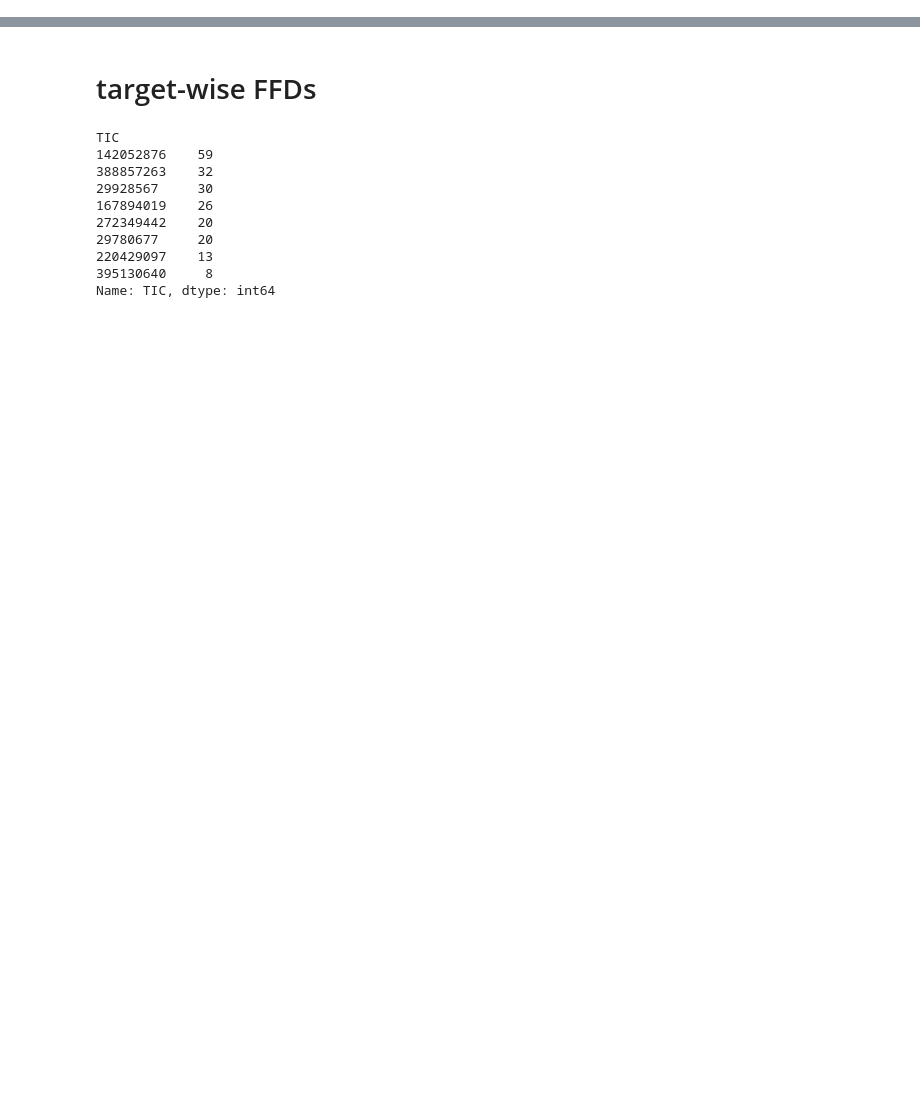
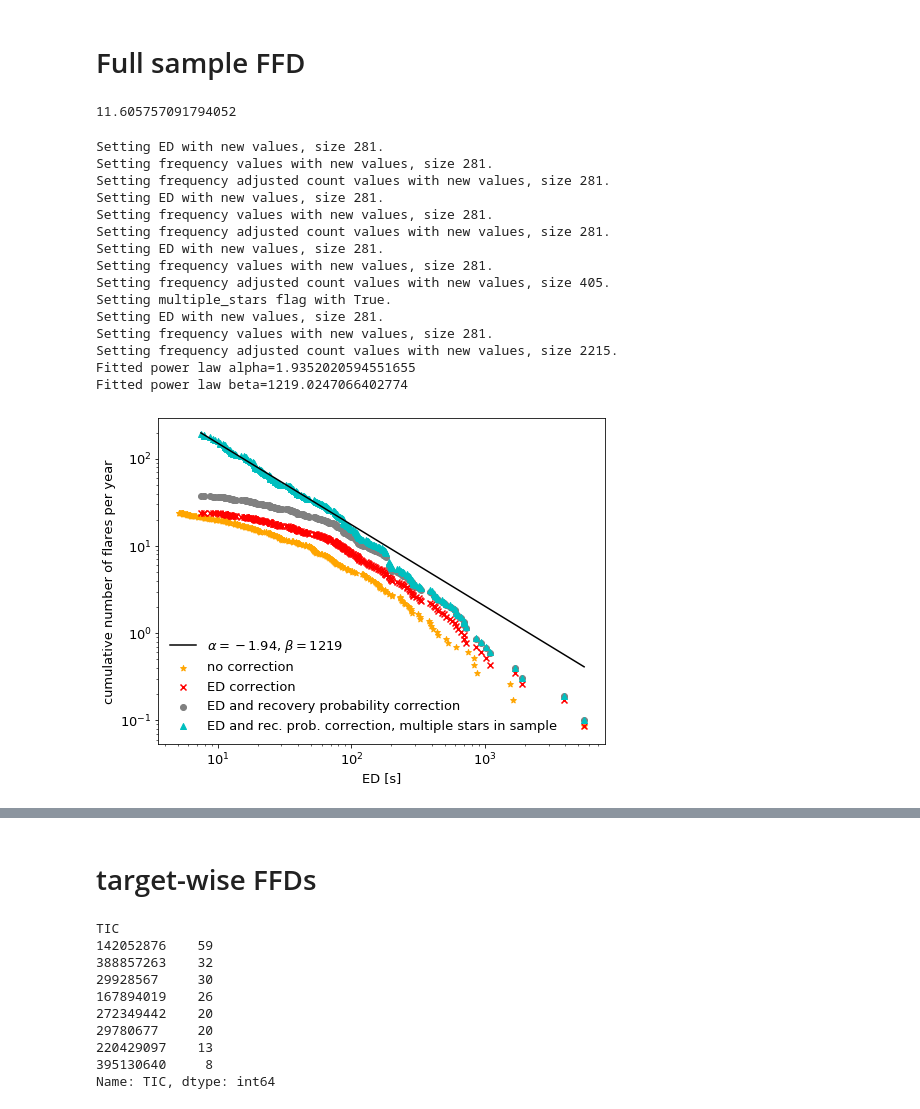
Before and after one commit to ekaterinailin/TESS_UCD_flares, a Jupyter notebook: notebook/NB5_post_analysis.ipynb, the cells around one changed output, grey strips where cells are left out. Drawn from its saved outputs; the diff is of its cells as text; code cells hidden in the pictures; blank space fills up the shorter version.

```diff
--- a/notebook/NB5_post_analysis.ipynb
+++ b/notebook/NB5_post_analysis.ipynb
@@ -5,9 +5,13 @@ import pandas as pd
 import matplotlib.pyplot as plt
 %matplotlib inline
 
-from funcs.ffd import FFD, _get_multistar_factors
+from altaipony.ffd import FFD
 
 import time
 tstamp = time.strftime("%d_%m_%Y_%H_%M", time.localtime())
+
+for att in ['axes.labelsize', 'axes.titlesize', 'legend.fontsize',
+            'legend.fontsize', 'xtick.labelsize', 'ytick.labelsize']:
+    plt.rcParams[att] = 13
 # %%
 df = pd.read_csv("../flare_tables/20200227_vetted_flares_lacking_some.csv",)
@@ -84,0 +84,70 @@ plt.hist(df.recovery_probability, bins=np.linspace(0,1,6), histtype="step");
+# %% [markdown]
+# Full sample FFD
+# %%
+tobs = obst.groupby("TIC").first().target_time_years.sum()
+tobs
+# %% [output]
+11.605757091794052
+# %%
+fig, ax =  plt.subplots(1, figsize=(8,6))
+ffd = FFD(f=df[df.ed_rec>5], tot_obs_time=tobs, ID="TIC")
+
+#---------- No correction ----------------
+ed, freq, counts = ffd.ed_and_freq(energy_correction=False,
+                            recovery_probability_correction=False,
+                             multiple_stars=False)
+ax.scatter(ed, freq, c="orange", marker="*", label="no correction")
+
+#---------- Only ED correction ----------------
+ed, freq, counts = ffd.ed_and_freq(energy_correction=True,
+                            recovery_probability_correction=False,
+                             multiple_stars=False)
+ax.scatter(ed, freq, c="r", marker="x", label="ED correction")
+
+#---------- Do both corrections ---------------
+ed, freq, counts = ffd.ed_and_freq(energy_correction=True,
+                            recovery_probability_correction=True,
+                             multiple_stars=False)
+
+ax.scatter(ed, freq, c="grey",label="ED and recovery probability correction")
+
+#---------- Do both corrections and multiple stars
+ed, freq, counts = ffd.ed_and_freq(energy_correction=True,
+                            recovery_probability_correction=True,
+                             multiple_stars=True)
+alpha, alpha_err = ffd.fit_powerlaw()
+print(f"Fitted power law alpha={ffd.alpha}")
+
+betas, beta, beta_err = ffd.fit_beta_to_powerlaw()
+print(f"Fitted power law beta={ffd.beta}")
+
+ispowerlaw = ffd.is_powerlaw()
+truncated = ffd.is_powerlaw_truncated()
+
+ax.scatter(ed, freq, marker="^", c="c", label="ED and rec. prob. correction, multiple stars in sample")
+a, x, y = ffd.plot_powerlaw(ax, c="k", label=fr"$\alpha=-${ffd.alpha:.2f}, $\beta=${int(np.rint(ffd.beta))}")
+
+plt.xscale("log")
+plt.yscale("log")
+plt.legend(frameon=False)
+plt.xlabel("ED [s]")
+plt.ylabel("cumulative number of flares per year")
+
+plt.savefig(f"../plots/{tstamp}_full_sample_ffd.png", dpi=300)
+# %% [output]
+Setting ED with new values, size 281.
+Setting frequency values with new values, size 281.
+Setting frequency adjusted count values with new values, size 281.
+Setting ED with new values, size 281.
+Setting frequency values with new values, size 281.
+Setting frequency adjusted count values with new values, size 281.
+Setting ED with new values, size 281.
+Setting frequency values with new values, size 281.
+Setting frequency adjusted count values with new values, size 405.
+Setting multiple_stars flag with True.
+Setting ED with new values, size 281.
+Setting frequency values with new values, size 281.
+Setting frequency adjusted count values with new values, size 2215.
+Fitted power law alpha=1.9352020594551655
+Fitted power law beta=1219.0247066402774
+[figure, added]
```
Also changed, not shown: parts of 35 cells of this notebook, 2 other files.
